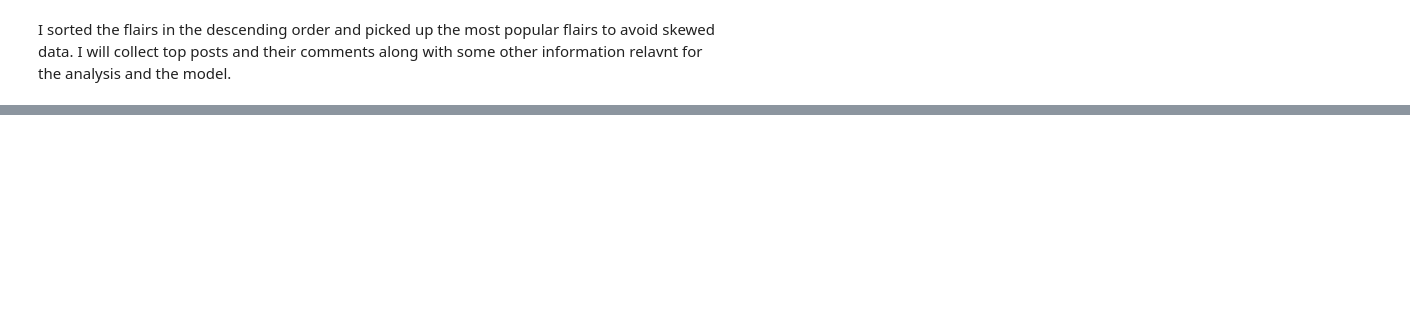
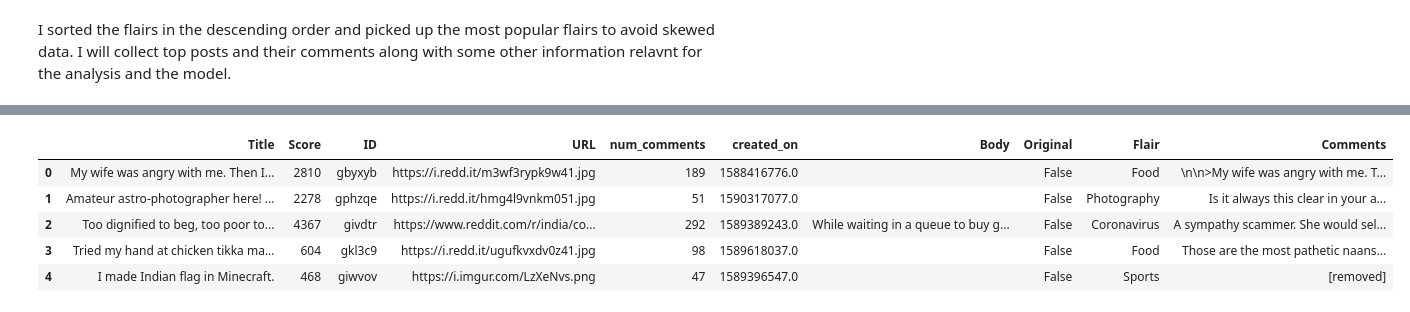
Before and after one commit to prakharrathi25/reddit-flair-predictor, a Jupyter notebook: notebooks/Collecting 'India' subreddit data.ipynb, the cells around one changed output, grey strips where cells are left out. Saved outputs shown, nothing was run; the diff lists cells and outputs as text; code cells hidden in the pictures; blank space fills up the shorter version.

```diff
--- a/notebooks/Collecting 'India' subreddit data.ipynb
+++ b/notebooks/Collecting 'India' subreddit data.ipynb
@@ -180,2 +204,13 @@ posts
+# %%
+# Data Shuffling
+data = posts.sample(frac=1).reset_index(drop=True)
+data.head()
+# %% [output]
+|  | Title | Score | ID | URL | num_comments | created_on | Body | Original | Flair | Comments |
+| 0 | My wife was angry with me. Then I... | 2810 | gbyxyb | https://i.redd.it/m3wf3rypk9w41.jpg | 189 | 1588416776.0 |  | False | Food | \n\n>My wife was angry with me. T... |
+| 1 | Amateur astro-photographer here! ... | 2278 | gphzqe | https://i.redd.it/hmg4l9vnkm051.jpg | 51 | 1590317077.0 |  | False | Photography | Is it always this clear in your a... |
+| 2 | Too dignified to beg, too poor to... | 4367 | givdtr | https://www.reddit.com/r/india/co... | 292 | 1589389243.0 | While waiting in a queue to buy g... | False | Coronavirus | A sympathy scammer. She would sel... |
+| 3 | Tried my hand at chicken tikka ma... | 604 | gkl3c9 | https://i.redd.it/ugufkvxdv0z41.jpg | 98 | 1589618037.0 |  | False | Food | Those are the most pathetic naans... |
+| 4 | I made Indian flag in Minecraft. | 468 | giwvov | https://i.imgur.com/LzXeNvs.png | 47 | 1589396547.0 |  | False | Sports | [removed] |
 # %%
 # More detailed Data
```
Also changed, not shown: parts of 9 cells of this notebook.
